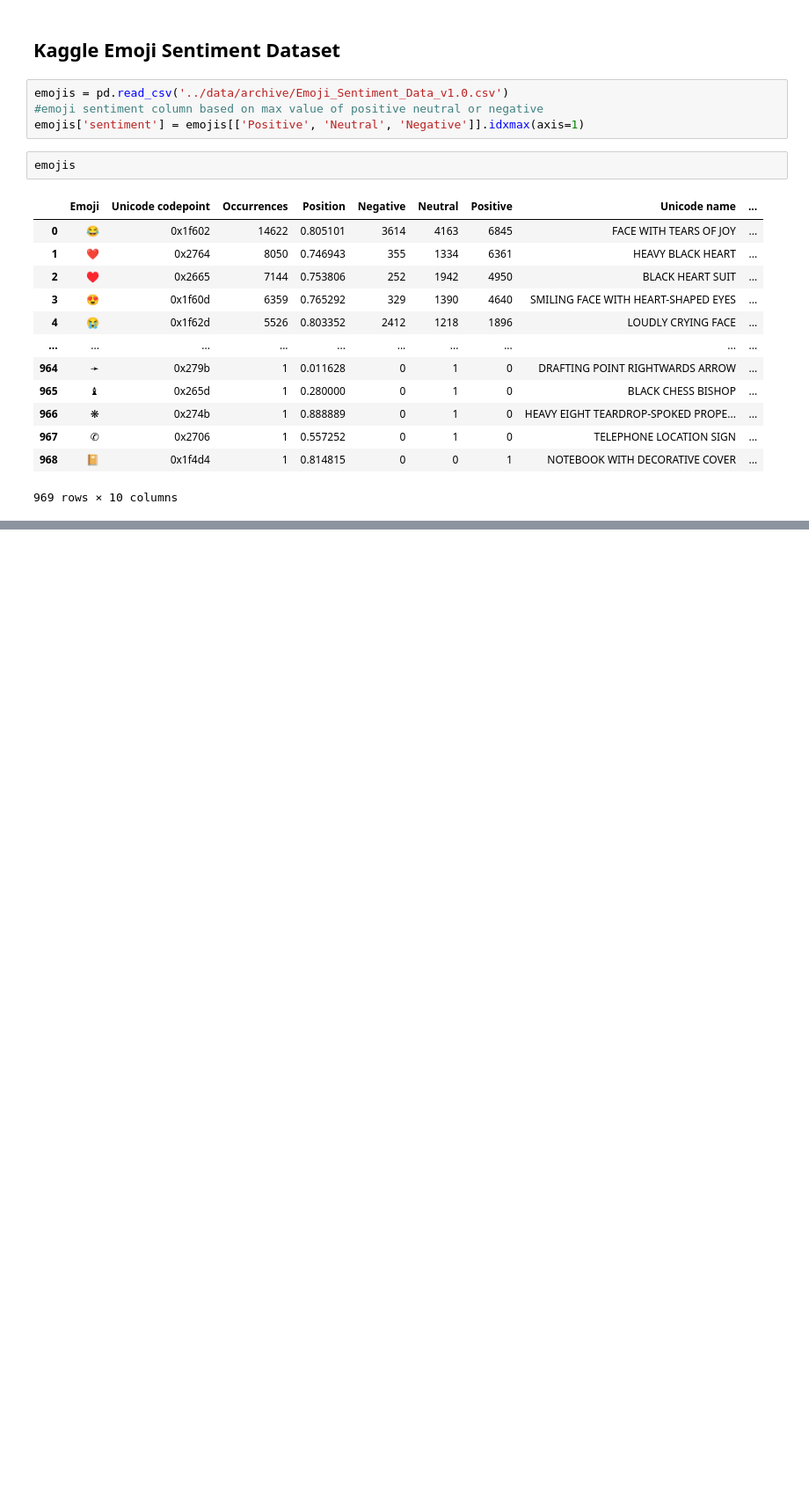
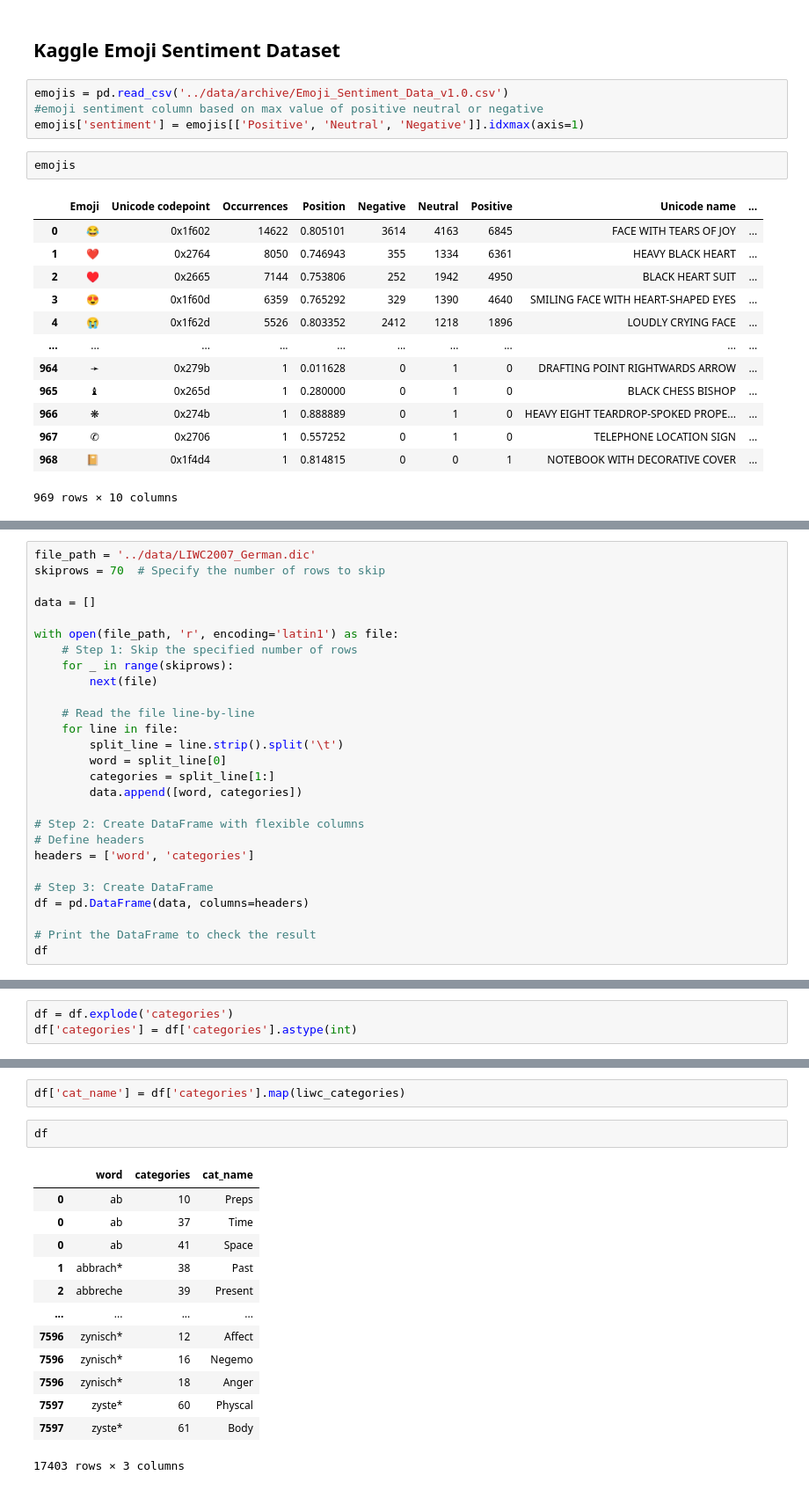
Before and after one commit to krugeremily/DAEGC_Conspiratorial_Actor_Typology, a Jupyter notebook: exploration/Building Code for Linguistic Features.ipynb, the cells around one changed output, grey strips where cells are left out. Shown at 88% size. Cells and saved outputs as stored; diff of their text form; blank space fills up the shorter version.

Commit message:
reformat original liwc dict

```diff
--- a/exploration/Building Code for Linguistic Features.ipynb
+++ b/exploration/Building Code for Linguistic Features.ipynb
@@ -192,0 +195,27 @@ emojis
+# %%
+file_path = '../data/LIWC2007_German.dic'
+skiprows = 70  # Specify the number of rows to skip
+
+data = []
+
+with open(file_path, 'r', encoding='latin1') as file:
+    # Step 1: Skip the specified number of rows
+    for _ in range(skiprows):
+        next(file)
+
+    # Read the file line-by-line
+    for line in file:
+        split_line = line.strip().split('\t')
+        word = split_line[0]
+        categories = split_line[1:]
+        data.append([word, categories])
+
+# Step 2: Create DataFrame with flexible columns
+# Define headers
+headers = ['word', 'categories']
+
+# Step 3: Create DataFrame
+df = pd.DataFrame(data, columns=headers)
+
+# Print the DataFrame to check the result
+df
@@ -192,0 +236,3 @@ emojis
+# %%
+df = df.explode('categories')
+df['categories'] = df['categories'].astype(int)
@@ -192,0 +326,18 @@ emojis
+# %%
+df['cat_name'] = df['categories'].map(liwc_categories)
+# %%
+df
+# %% [output]
+|  | word | categories | cat_name |
+| 0 | ab | 10 | Preps |
+| 0 | ab | 37 | Time |
+| 0 | ab | 41 | Space |
+| 1 | abbrach* | 38 | Past |
+| 2 | abbreche | 39 | Present |
+| ... | ... | ... | ... |
+| 7596 | zynisch* | 12 | Affect |
+| 7596 | zynisch* | 16 | Negemo |
+| 7596 | zynisch* | 18 | Anger |
+| 7597 | zyste* | 60 | Physcal |
+| 7597 | zyste* | 61 | Body |
+17403 rows × 3 columns
```
Also changed, not shown: parts of 5 cells of this notebook, 2 other files.
